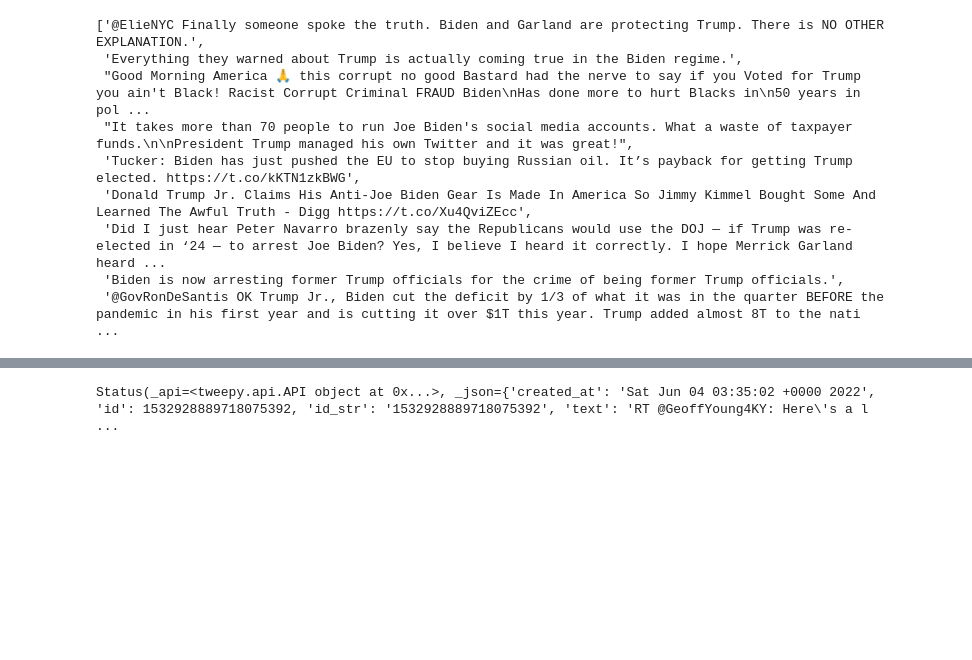
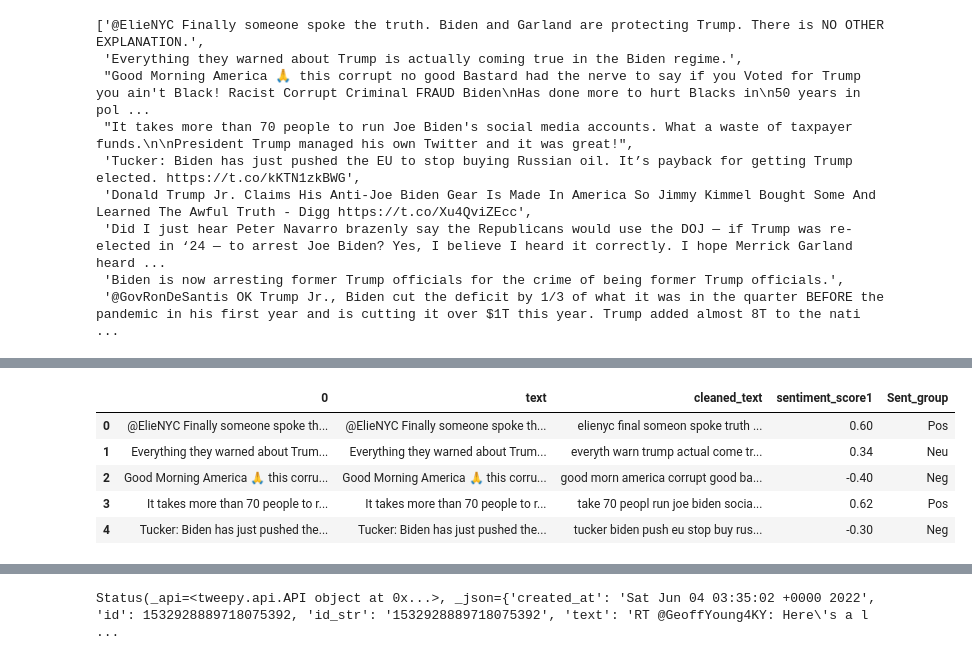
Before and after one commit to shajib2be/Springboard, a Jupyter notebook: twitter data.ipynb, the cells around one changed output, grey strips where cells are left out. Saved outputs shown, nothing was run; the diff lists cells and outputs as text; code cells hidden in the pictures; blank space fills up the shorter version.

```diff
--- a/twitter data.ipynb
+++ b/twitter data.ipynb
@@ -185,0 +243,12 @@ df
+# %%
+df.loc[df['sentiment_score1']<0, 'Sent_group'] = 'Neg'
+df.loc[df['sentiment_score1'].between(0,.5), 'Sent_group'] = 'Neu'
+df.loc[df['sentiment_score1'].between(.5,1), 'Sent_group'] = 'Pos'
+df.head()
+# %% [output]
+|  | 0 | text | cleaned_text | sentiment_score1 | Sent_group |
+| 0 | @ElieNYC Finally someone spoke th... | @ElieNYC Finally someone spoke th... | elienyc final someon spoke truth ... | 0.60 | Pos |
+| 1 | Everything they warned about Trum... | Everything they warned about Trum... | everyth warn trump actual come tr... | 0.34 | Neu |
+| 2 | Good Morning America 🙏 this corru... | Good Morning America 🙏 this corru... | good morn america corrupt good ba... | -0.40 | Neg |
+| 3 | It takes more than 70 people to r... | It takes more than 70 people to r... | take 70 peopl run joe biden socia... | 0.62 | Pos |
+| 4 | Tucker: Biden has just pushed the... | Tucker: Biden has just pushed the... | tucker biden push eu stop buy rus... | -0.30 | Neg |
```
Also changed, not shown: parts of 6 cells of this notebook.
